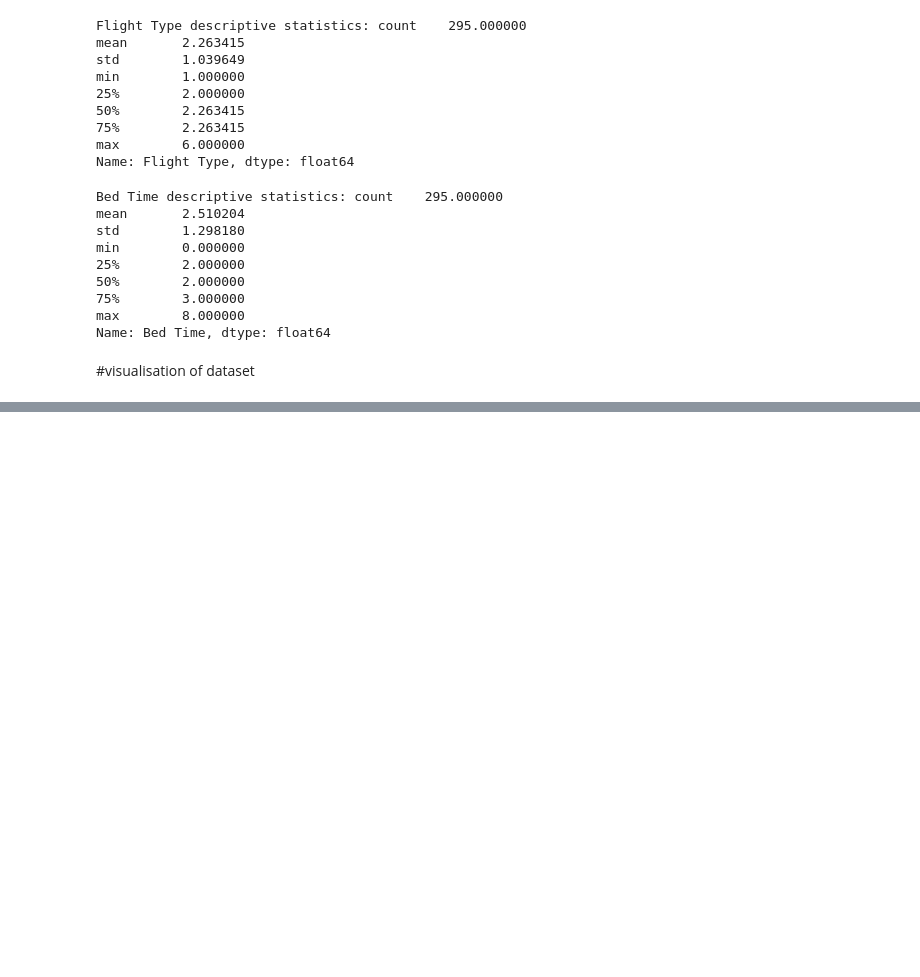
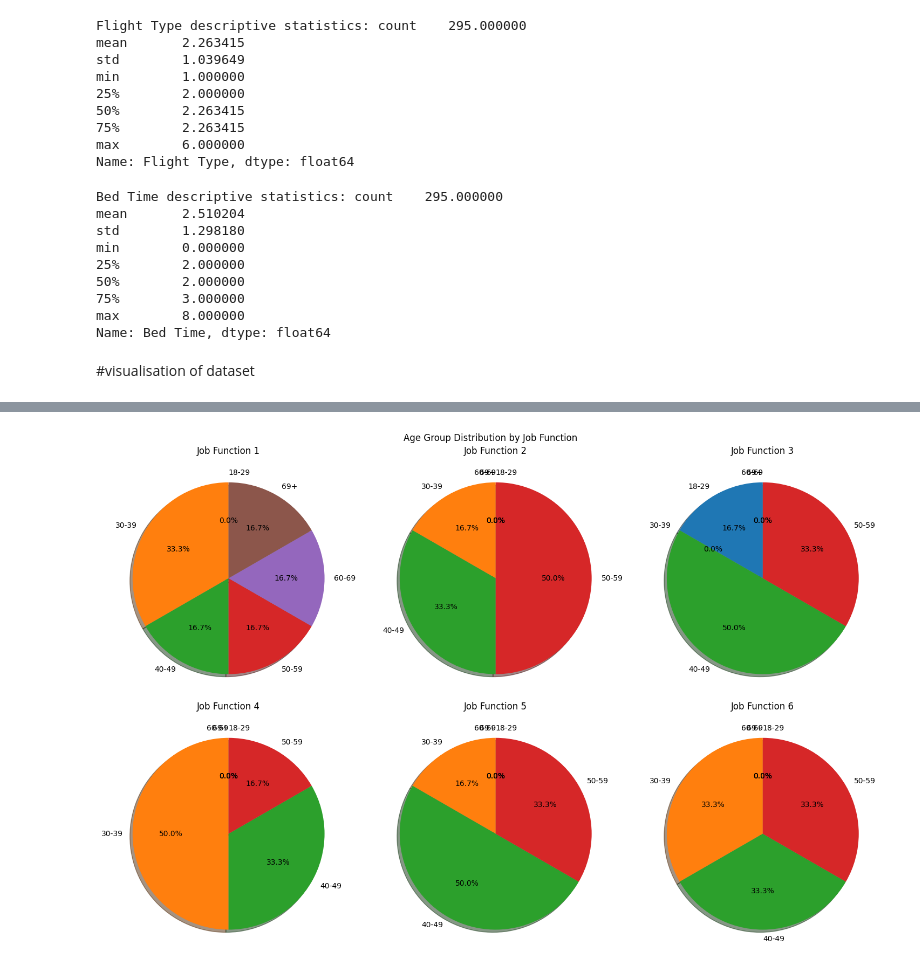
Before and after one commit to Sonia-devi/Bank-App, a Jupyter notebook: descriptive_statistics_python_3.ipynb, the cells around one changed output, grey strips where cells are left out. Drawn from its saved outputs; the diff is of its cells as text; code cells hidden in the pictures; blank space fills up the shorter version.

```diff
--- a/descriptive_statistics_python_3.ipynb
+++ b/descriptive_statistics_python_3.ipynb
@@ -269 +280,53 @@ df_2['Age Group'].plot(kind='hist', bins=10, figsize=(5,6))
+# %%
+import matplotlib.pyplot as plt
+
+# Sample data
+job_functions = [1, 2, 3, 4, 5, 6]  #  job function categories (integers)
+age_groups = {
+    1: [1, 2, 4, 3, 1, 5],  # age groups for each job function
+    2: [1, 3, 2, 2, 3, 3],
+    3: [0, 2, 2, 3, 2, 3],
+    4: [1, 3, 2, 2, 1, 1],
+    5: [1, 2, 2, 3, 2, 3],
+    6: [1, 2, 3, 2, 1, 3]
+}
+
+# Categorize age groups into bins or ranges
+age_bins = ['18-29', '30-39', '40-49', '50-59', '60-69', '69+']
+age_categories = {}
+for job_function, ages in age_groups.items():
+    age_categories[job_function] = []
+    for age in ages:
+        if age == 5:
+            age_categories[job_function].append('69+')
+        elif age == 4:
+            age_categories[job_function].append('60-69')
+        elif age == 3:
+            age_categories[job_function].append('50-59')
+        elif age == 2:
+            age_categories[job_function].append('40-49')
+        elif age == 1:
+            age_categories[job_function].append('30-39')
+        else:
+            age_categories[job_function].append('18-29')
+
+# Count the number of occurrences of each age group category for each job function
+age_counts = {job_function: [age_categories[job_function].count(category) for category in age_bins] for job_function in job_functions}
+
+# Create the pie charts
+fig, axes = plt.subplots(2, 3, figsize=(15, 10))
+fig.suptitle('Age Group Distribution by Job Function')
+
+for i, job_function in enumerate(job_functions):
+    row = i // 3
+    col = i % 3
+
+
+    axes[row, col].pie(age_counts[job_function], labels=age_bins, autopct='%1.1f%%', startangle=90, shadow=True)
+    axes[row, col].set_title(f'Job Function {job_function}')
+
+plt.tight_layout()
+plt.show()
+# %% [output]
+[figure, added]
 # %%
```
Also changed, not shown: parts of 7 cells of this notebook.
